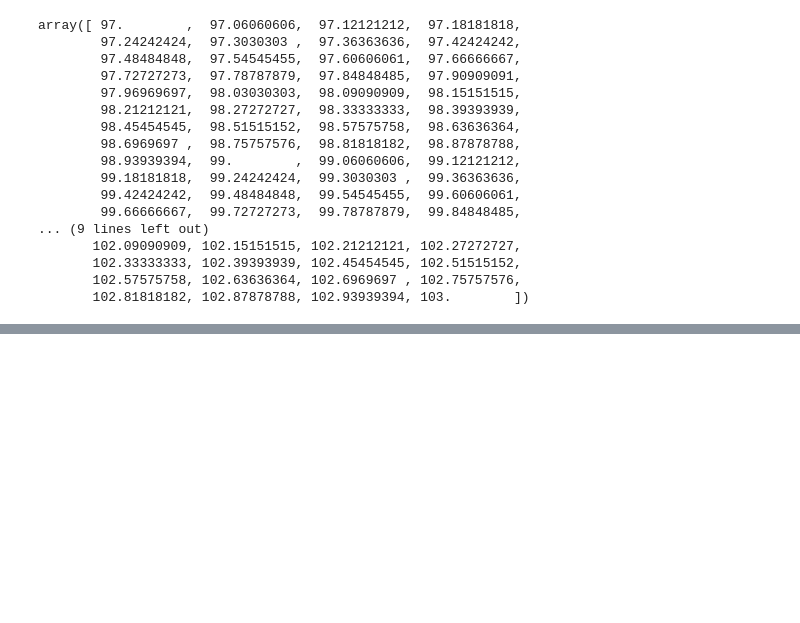
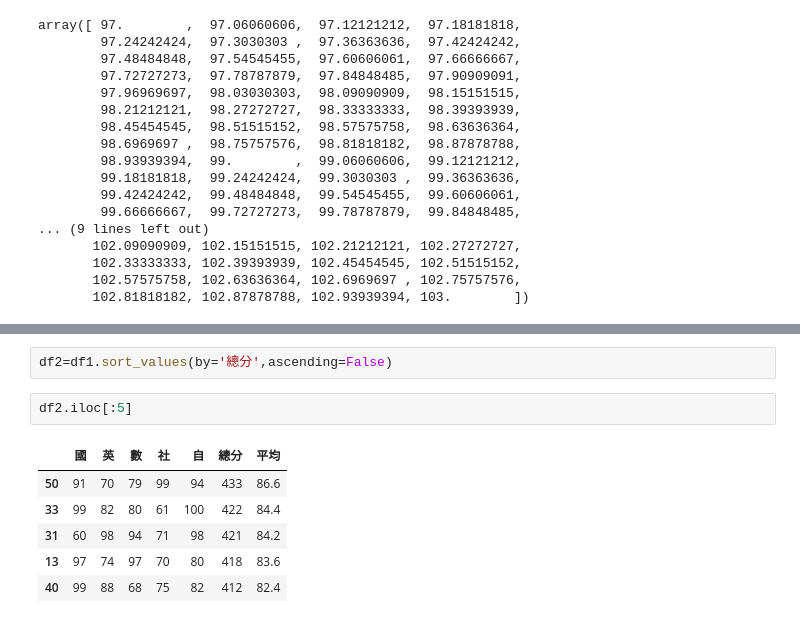
Before and after one commit to Kuangkuang390/_1130625-python, a Jupyter notebook: lesson11.ipynb, the cells around one changed output, grey strips where cells are left out. Saved outputs shown, nothing was run; the diff lists cells and outputs as text; blank space fills up the shorter version.

```diff
--- a/lesson11.ipynb
+++ b/lesson11.ipynb
@@ -104,0 +221,11 @@ dtype: int64
+# %%
+df2=df1.sort_values(by='總分',ascending=False)
+# %%
+df2.iloc[:5]
+# %% [output]
+|  | 國 | 英 | 數 | 社 | 自 | 總分 | 平均 |
+| 50 | 91 | 70 | 79 | 99 | 94 | 433 | 86.6 |
+| 33 | 99 | 82 | 80 | 61 | 100 | 422 | 84.4 |
+| 31 | 60 | 98 | 94 | 71 | 98 | 421 | 84.2 |
+| 13 | 97 | 74 | 97 | 70 | 80 | 418 | 83.6 |
+| 40 | 99 | 88 | 68 | 75 | 82 | 412 | 82.4 |
```
Also changed, not shown: parts of 15 cells of this notebook.
